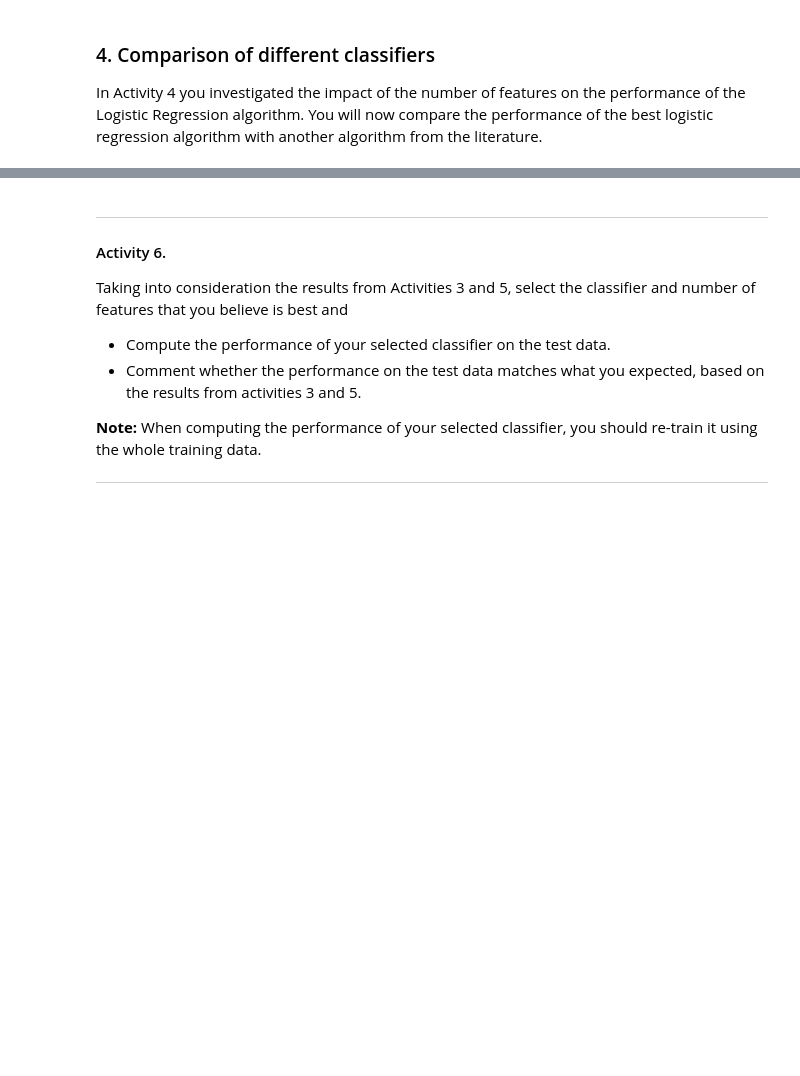
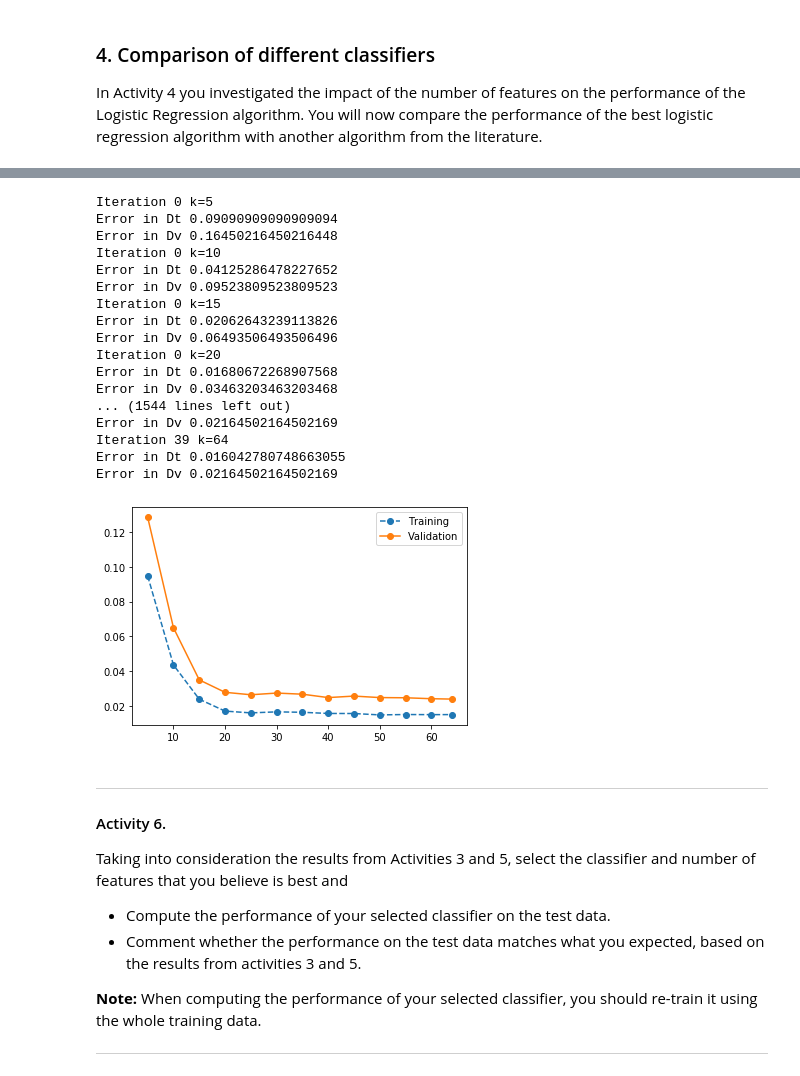
Before and after one commit to jtaca/PADInt_Labs, a Jupyter notebook: padi-lab4-group27.ipynb, the cells around one changed output, grey strips where cells are left out. Saved outputs shown, nothing was run; the diff lists cells and outputs as text; code cells hidden in the pictures; blank space fills up the shorter version.

```diff
--- a/padi-lab4-group27.ipynb
+++ b/padi-lab4-group27.ipynb
@@ -215,3 +226,61 @@ In Activity 4 you investigated the impact of the number of features on the perfo
+# %%
+from sklearn.neighbors import KNeighborsClassifier
+
+averages_t_knn = {}
+averages_v_knn = {}
+
+for k in components:
+    averages_t_knn[k] = 0
+    averages_v_knn[k] = 0
+
+for i in range(40):
+    Dt, Dv, Tt, Tv = train_test_split(data_train, target_train, test_size=.15)
+
+    scaler = StandardScaler().fit(Dt)
+    standard_Dt = scaler.transform(Dt)
+    standard_Dv = scaler.transform(Dv)
+
+    for k in components:
+        pca = PCA(n_components=k).fit(standard_Dt)
+        pca_Dt = pca.transform(standard_Dt)
+        pca_Dv = pca.transform(standard_Dv)
+
+        knc = KNeighborsClassifier(n_neighbors=5).fit(pca_Dt, Tt)
+
+        accuracy_Dt = 1 - accuracy_score(Tt, knc.predict(pca_Dt))
+        accuracy_Dv = 1 - accuracy_score(Tv, knc.predict(pca_Dv))
+
+        averages_t_knn[k] = (averages_t_knn[k]*i + accuracy_Dt)/(i+1)
+        averages_v_knn[k] = (averages_v_knn[k]*i + accuracy_Dv)/(i+1)
+
+        print(f'Iteration {i} k={k}')
+        print(f'Error in Dt {accuracy_Dt}')
+        print(f'Error in Dv {accuracy_Dv}')
+
+plt.plot(components, list(averages_t_knn.values()), 'o--', label='Training')
+plt.plot(components, list(averages_v_knn.values()), 'o-', label='Validation')
+
+plt.legend()
+plt.show()
+# %% [output]
+Iteration 0 k=5
+Error in Dt 0.09090909090909094
+Error in Dv 0.16450216450216448
+Iteration 0 k=10
+Error in Dt 0.04125286478227652
+Error in Dv 0.09523809523809523
+Iteration 0 k=15
+Error in Dt 0.02062643239113826
+Error in Dv 0.06493506493506496
+Iteration 0 k=20
+Error in Dt 0.01680672268907568
+Error in Dv 0.03463203463203468
+... (1544 lines left out)
+Error in Dv 0.02164502164502169
+Iteration 39 k=64
+Error in Dt 0.016042780748663055
+Error in Dv 0.02164502164502169
+[figure, added]
 # %% [markdown]
 ---
 
```
Also changed, not shown: parts of 14 cells of this notebook.
